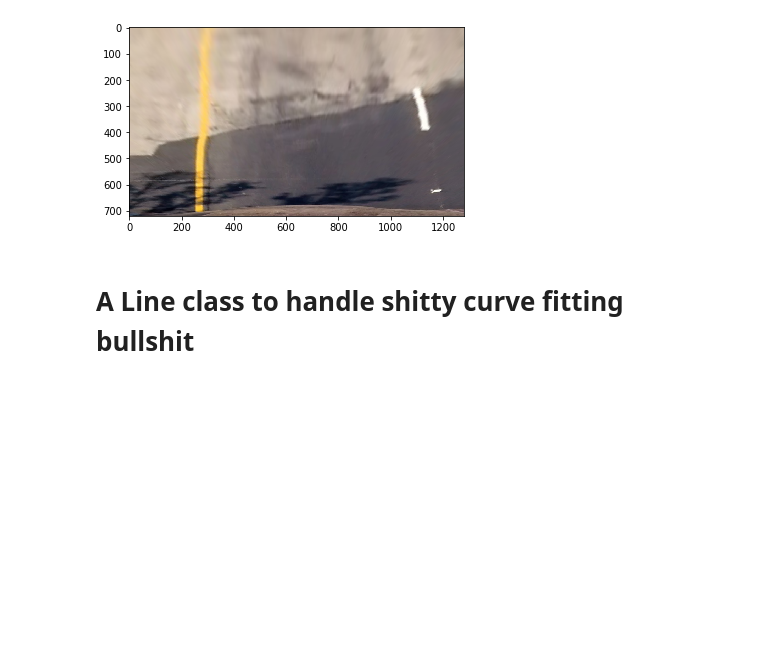
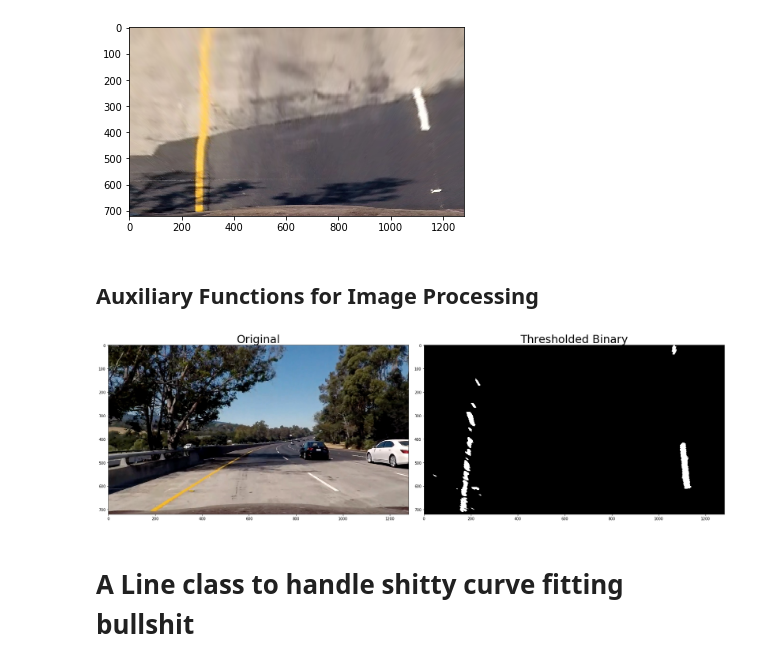
Before and after one commit to leclair-7/CarND-Advanced-Lane-Lines, a Jupyter notebook: Advanced-Lane-Finding.ipynb, the cells around one changed output. Saved outputs shown, nothing was run; the diff lists cells and outputs as text; code cells hidden in the pictures; blank space fills up the shorter version.

```diff
--- a/Advanced-Lane-Finding.ipynb
+++ b/Advanced-Lane-Finding.ipynb
@@ -259,11 +263,16 @@ plt.imshow(unwarp(image))
 # %% [output]
 <matplotlib.image.AxesImage at 0x...>
 [figure]
+# %% [markdown]
+## Auxiliary Functions for Image Processing
 # %%
 def channelImageMaker(img_chann, tmin,tmax):
     '''
-    takes in a single channel of an image
-    output: a blue (RGB) thresholded
+    Inputs:
+        an image channel
+        threshold minimum
+        threshold maximum
+    Output: a thresholded binary
     '''
 
     assert len(img_chann.shape) == 2, "Check the inputted image shape; insert a channel of an image"
@@ -289,48 +298,37 @@ def get_lane_lines(image_for_line_extraction):
     rgb = np.copy(image_for_line_extraction)
     img = np.copy(image_for_line_extraction)
 
-    hls = cv2.cvtColor(np.copy(image_for_line_extraction), cv2.COLOR_RGB2HLS)
+    hls = cv2.cvtColor(img, cv2.COLOR_RGB2HLS)
     H_hls = hls[:,:,0]
     H_hls = channelToThresh(H_hls,20,60)
 
-    #Saturation channel of HLS
-    s_channel = hls[:,:,2]
-    s_thresh_min = 185
-    s_thresh_max = 255
-    s_binary = np.zeros_like(s_channel)
-    s_binary[(s_channel >= s_thresh_min) & (s_channel <= s_thresh_max)] = 1
-
-    #scaled sobel
-    gray = cv2.cvtColor(img, cv2.COLOR_RGB2GRAY)
-    sobelx = cv2.Sobel(gray, cv2.CV_64F, 1, 0) # Take the derivative in x
-    abs_sobelx = np.absolute(sobelx) # Absolute x derivative to accentuate lines away from horizontal
-    scaled_sobel = np.uint8(255*abs_sobelx/np.max(abs_sobelx))
-    thresh_min = 20
-    thresh_max = 100
-    sxbinary = np.zeros_like(scaled_sobel)
-    sxbinary[(scaled_sobel >= thresh_min) & (scaled_sobel <= thresh_max)] = 1
-
-    combined_binary = np.zeros_like(sxbinary)
-
-    R_rgb = rgb[:,:,0]
-    B_rgb = rgb[:,:,2]
-
-    hsv = cv2.cvtColor(np.copy(image_for_line_extraction), cv2.COLOR_RGB2HSV)
+    hsv = cv2.cvtColor(img, cv2.COLOR_RGB2HSV)
     V_hsv = hsv[:,:,2]
     V_hsv = channelToThresh(V_hsv,0,230 )
     V_hsv = cv2.bitwise_not(V_hsv)
 
+
+    B_rgb = rgb[:,:,2]
     B_rgb = channelToThresh(B_rgb, 190, 250)
 
+    R_rgb = rgb[:,:,0]
     R_rgb = channelToThresh(R_rgb, 0, 230)
     R_rgb = cv2.bitwise_not(R_rgb)
 
     H_hls = cv2.blur(H_hls,(5,5))
     B_rgb = cv2.blur(B_rgb,(5,5))
-    #(s_binary == 1) |, removing this improved the error rate considerably
+
+    combined_binary = np.zeros_like(cv2.cvtColor(img, cv2.COLOR_RGB2GRAY))
     combined_binary[(V_hsv==1)| (H_hls == 1) | (B_rgb == 1) | (R_rgb==1)] = 1
 
     return unwarp(combined_binary)
+# %%
+image = undistort(mpimg.imread('./test_images/test5.jpg'))
+filtered= get_lane_lines(image)
+
+display_two(image,filtered,"Original","Thresholded Binary")
+# %% [output]
+[figure, added]
 # %% [markdown]
 # A Line class to handle shitty curve fitting bullshit
 # %%
```
Also changed, not shown: parts of 14 cells of this notebook.
